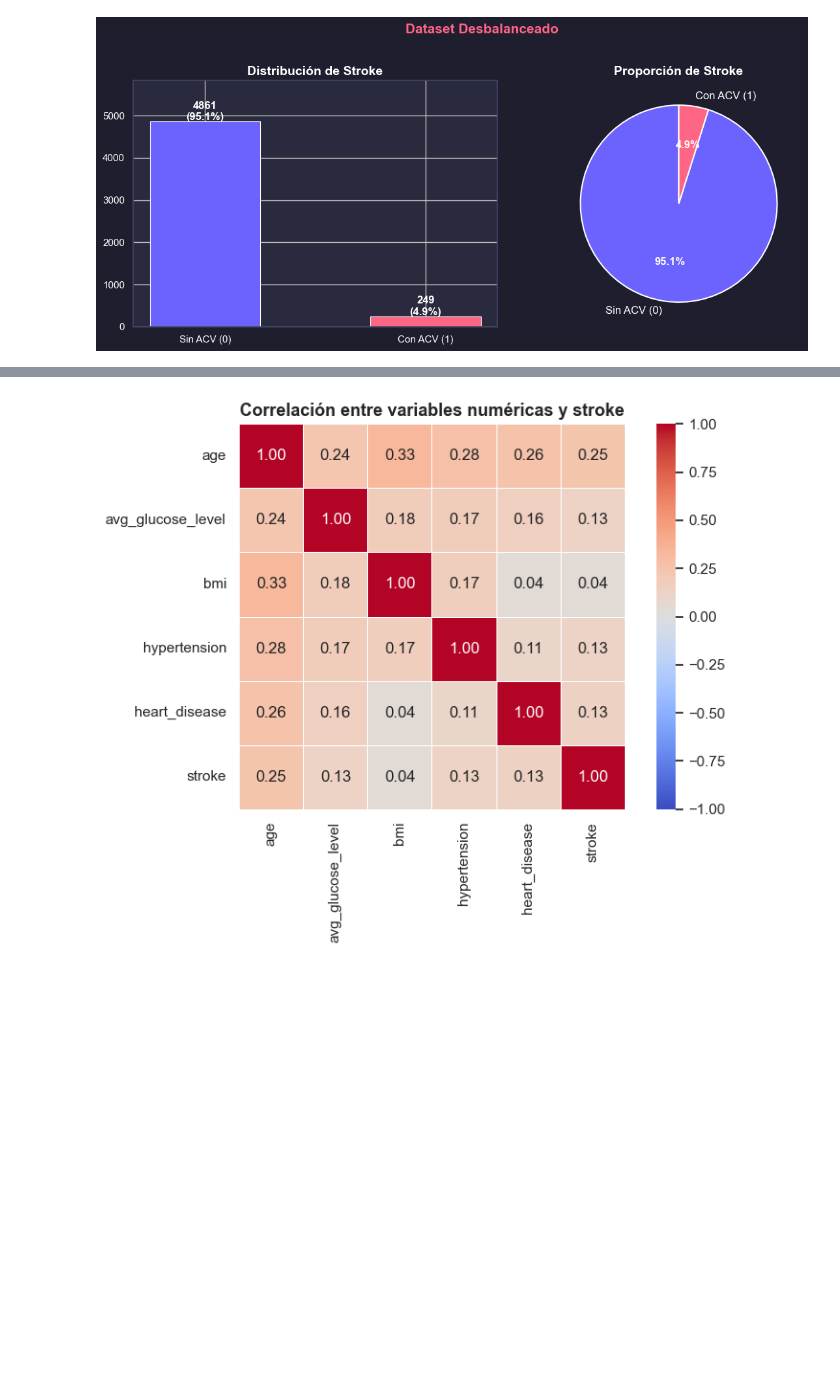
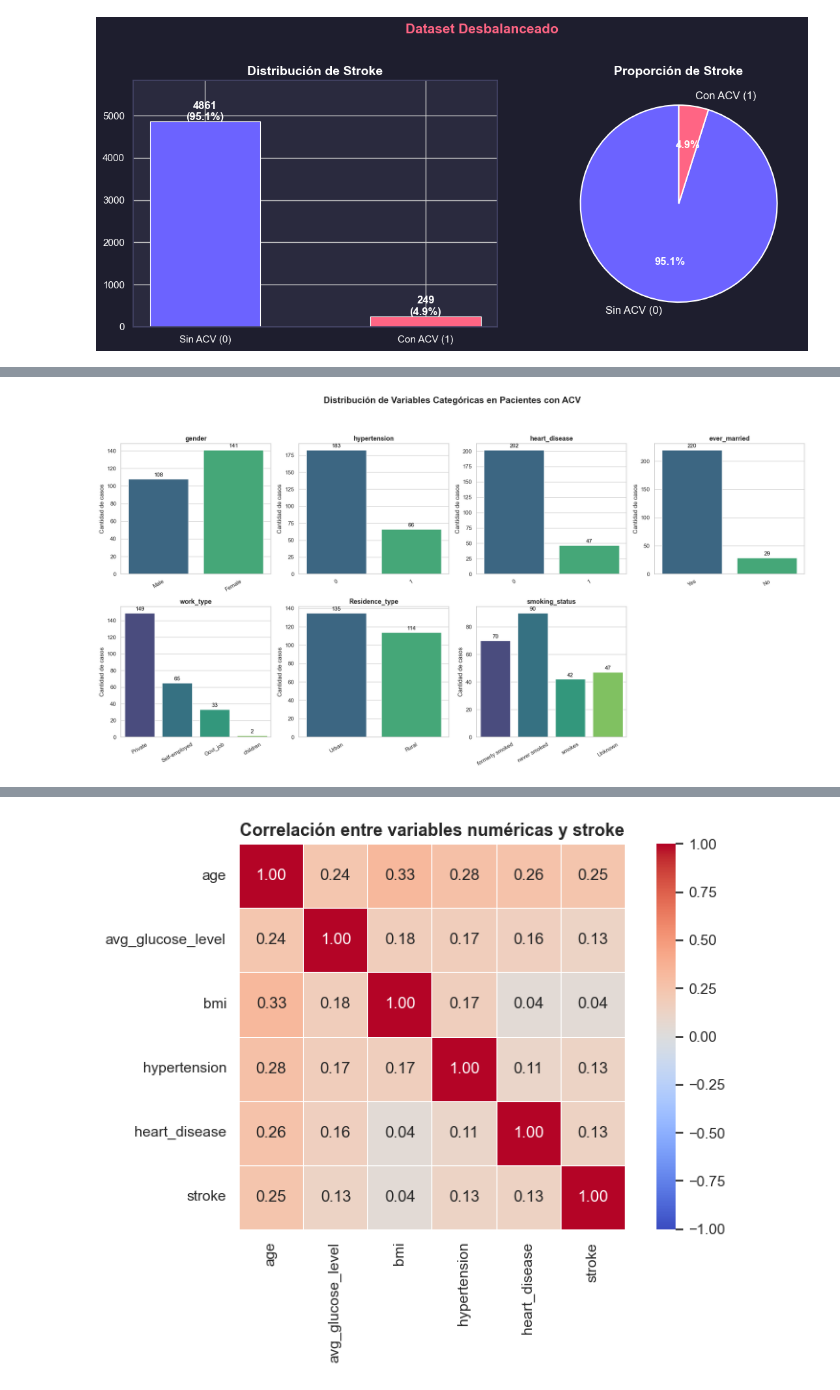
Before and after one commit to Juanmora29/AA2_TP1_Grupo2, a Jupyter notebook: Problema1/1_clasificacion_binaria.ipynb, the cells around one changed output, grey strips where cells are left out. Saved outputs shown, nothing was run; the diff lists cells and outputs as text; code cells hidden in the pictures; blank space fills up the shorter version.

```diff
--- a/Problema1/1_clasificacion_binaria.ipynb
+++ b/Problema1/1_clasificacion_binaria.ipynb
@@ -231,0 +239,41 @@ Duda sobre hacer un heatmap con la variable objetivo categorica
+# %%
+import matplotlib.pyplot as plt
+import seaborn as sns
+
+# Filtramos solo los pacientes con Stroke para este análisis específico
+stroke_patients = data[data['stroke'] == 1]
+
+# Variables categóricas a graficar
+cat_cols = ['gender', 'hypertension', 'heart_disease', 'ever_married',
+            'work_type', 'Residence_type', 'smoking_status']
+
+# Configuramos la cuadrícula 2x4 para que sea simétrica
+fig, axes = plt.subplots(nrows=2, ncols=4, figsize=(20, 10))
+fig.suptitle('Distribución de Variables Categóricas en Pacientes con ACV', fontsize=18, fontweight='bold', y=1.05)
+
+# Usamos una paleta de colores variada
+palette = sns.color_palette("Set2")
+
+for i, col in enumerate(cat_cols):
+    ax = axes[i // 4, i % 4]
+    # hue=col hace que cada barra tenga un color distinto dentro del mismo gráfico
+    sns.countplot(data=stroke_patients, x=col, ax=ax, hue=col, palette="viridis", legend=False)
+
+    ax.set_title(f'{col}', fontsize=13, fontweight='bold')
+    ax.set_xlabel('')
+    ax.set_ylabel('Cantidad de casos')
+    ax.tick_params(axis='x', rotation=30) # Rotación para mejor lectura
+
+    # Añadimos etiquetas de valor sobre las barras
+    for p in ax.patches:
+        ax.annotate(f'{int(p.get_height())}', (p.get_x() + p.get_width() / 2., p.get_height()),
+                    ha='center', va='baseline', fontsize=11, color='black', xytext=(0, 5),
+                    textcoords='offset points')
+
+# Ocultamos el último subplot que queda vacío (el 8vo espacio)
+axes[1, 3].axis('off')
+
+plt.tight_layout()
+plt.show()
+# %% [output]
+[figure, added]
```
Also changed, not shown: parts of 61 cells of this notebook.
